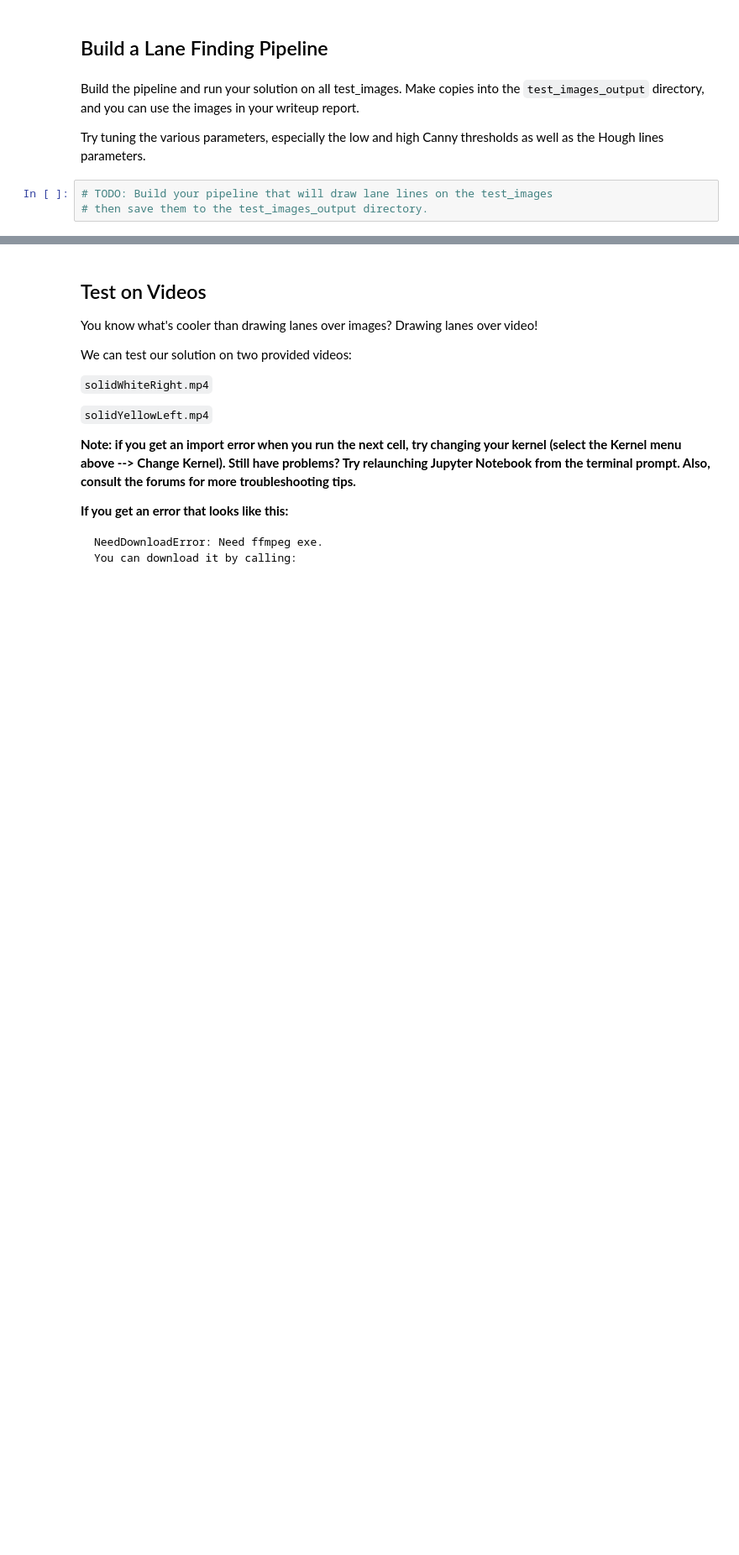
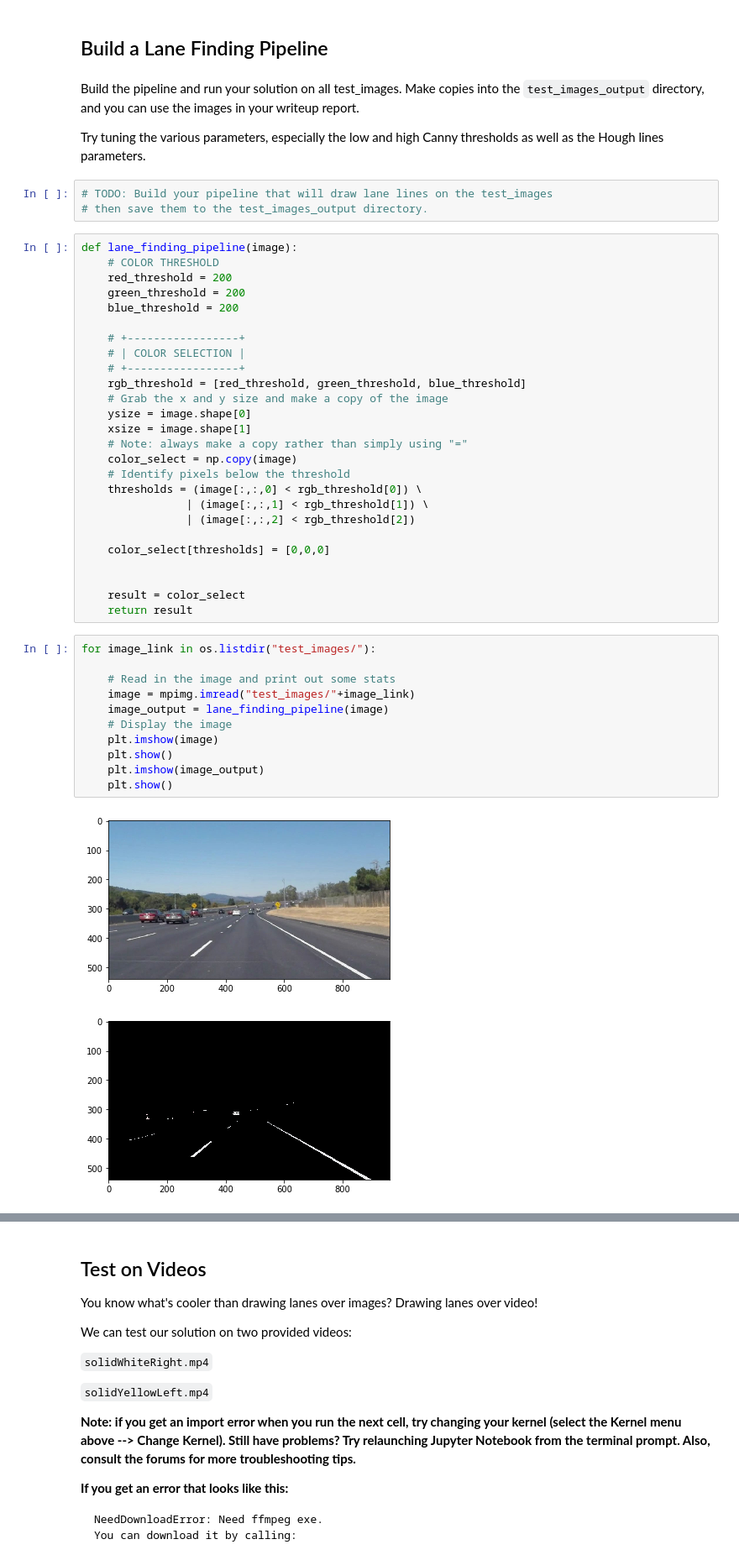
Before and after one commit to nguyenbuiUCSD/CarND-LaneLines-P1, a Jupyter notebook: P1.ipynb, the cells around one changed output, grey strips where cells are left out. Shown at 84% size. Cells and saved outputs as stored; diff of their text form; blank space fills up the shorter version.

Commit message:
Add color select

```diff
--- a/P1.ipynb
+++ b/P1.ipynb
@@ -196,3 +203,43 @@ Try tuning the various parameters, especially the low and high Canny thresholds
 # %%
 # TODO: Build your pipeline that will draw lane lines on the test_images
 # then save them to the test_images_output directory.
+# %%
+def lane_finding_pipeline(image):
+    # COLOR THRESHOLD
+    red_threshold = 200
+    green_threshold = 200
+    blue_threshold = 200
+
+    # +-----------------+
+    # | COLOR SELECTION |
+    # +-----------------+
+    rgb_threshold = [red_threshold, green_threshold, blue_threshold]
+    # Grab the x and y size and make a copy of the image
+    ysize = image.shape[0]
+    xsize = image.shape[1]
+    # Note: always make a copy rather than simply using "="
+    color_select = np.copy(image)
+    # Identify pixels below the threshold
+    thresholds = (image[:,:,0] < rgb_threshold[0]) \
+                | (image[:,:,1] < rgb_threshold[1]) \
+                | (image[:,:,2] < rgb_threshold[2])
+
+    color_select[thresholds] = [0,0,0]
+
+
+    result = color_select
+    return result
+# %%
+for image_link in os.listdir("test_images/"):
+
+    # Read in the image and print out some stats
+    image = mpimg.imread("test_images/"+image_link)
+    image_output = lane_finding_pipeline(image)
+    # Display the image
+    plt.imshow(image)
+    plt.show()
+    plt.imshow(image_output)
+    plt.show()
+# %% [output]
+[figure, added]
+[figure, added]
```
Also changed, not shown: parts of 9 cells of this notebook, 3 other files.
